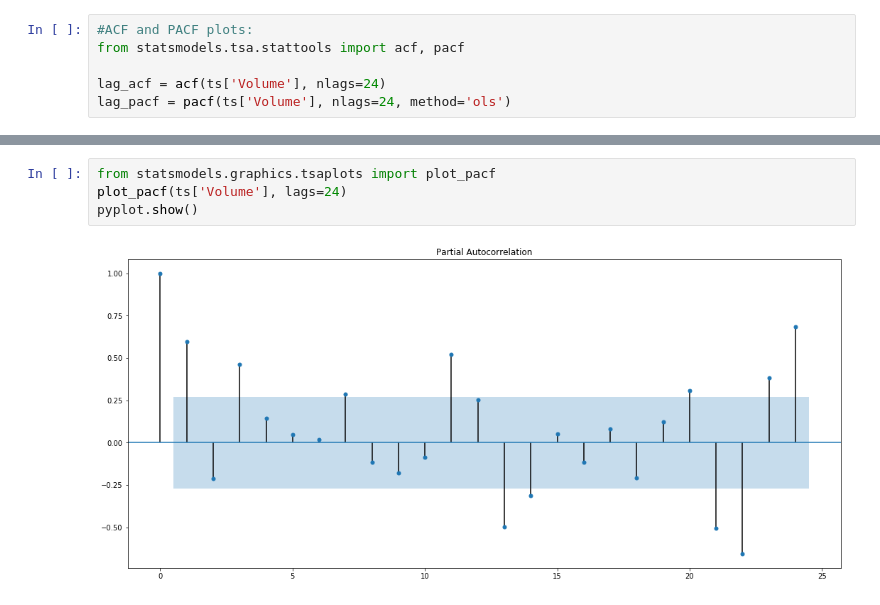
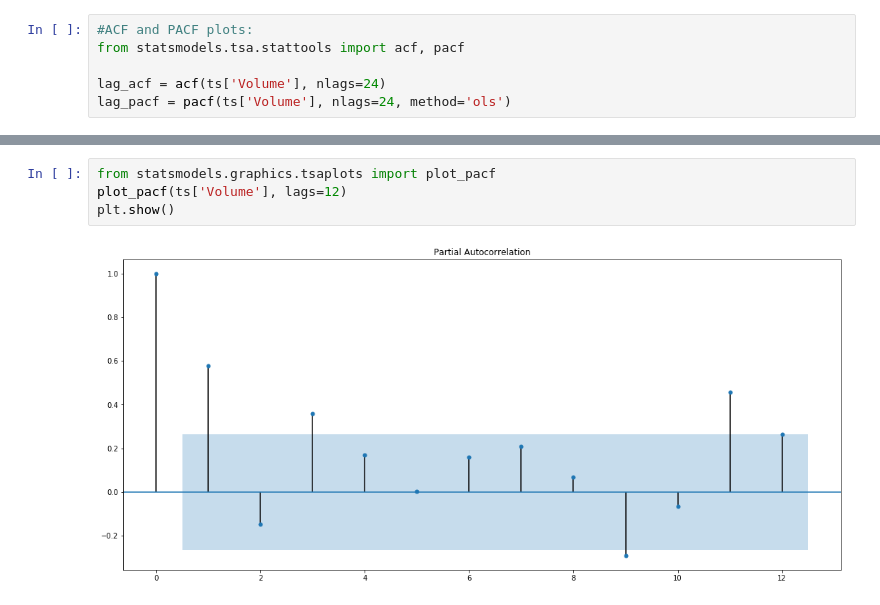
Before and after one commit to Sachindeo/Machine-Learning, a Jupyter notebook: Time_Series_Ga.ipynb, the cells around one changed output, grey strips where cells are left out. Saved outputs shown, nothing was run; the diff lists cells and outputs as text.

```diff
--- a/Time_Series_Ga.ipynb
+++ b/Time_Series_Ga.ipynb
@@ -327,6 +344,6 @@ Text(0.5, 1.0, 'Autocorrelation Function')
 # %%
 from statsmodels.graphics.tsaplots import plot_pacf
-plot_pacf(ts['Volume'], lags=24)
-pyplot.show()
+plot_pacf(ts['Volume'], lags=12)
+plt.show()
 # %% [output]
-[figure, old version]
+[figure, new version]
```
Also changed, not shown: parts of 32 cells of this notebook.
